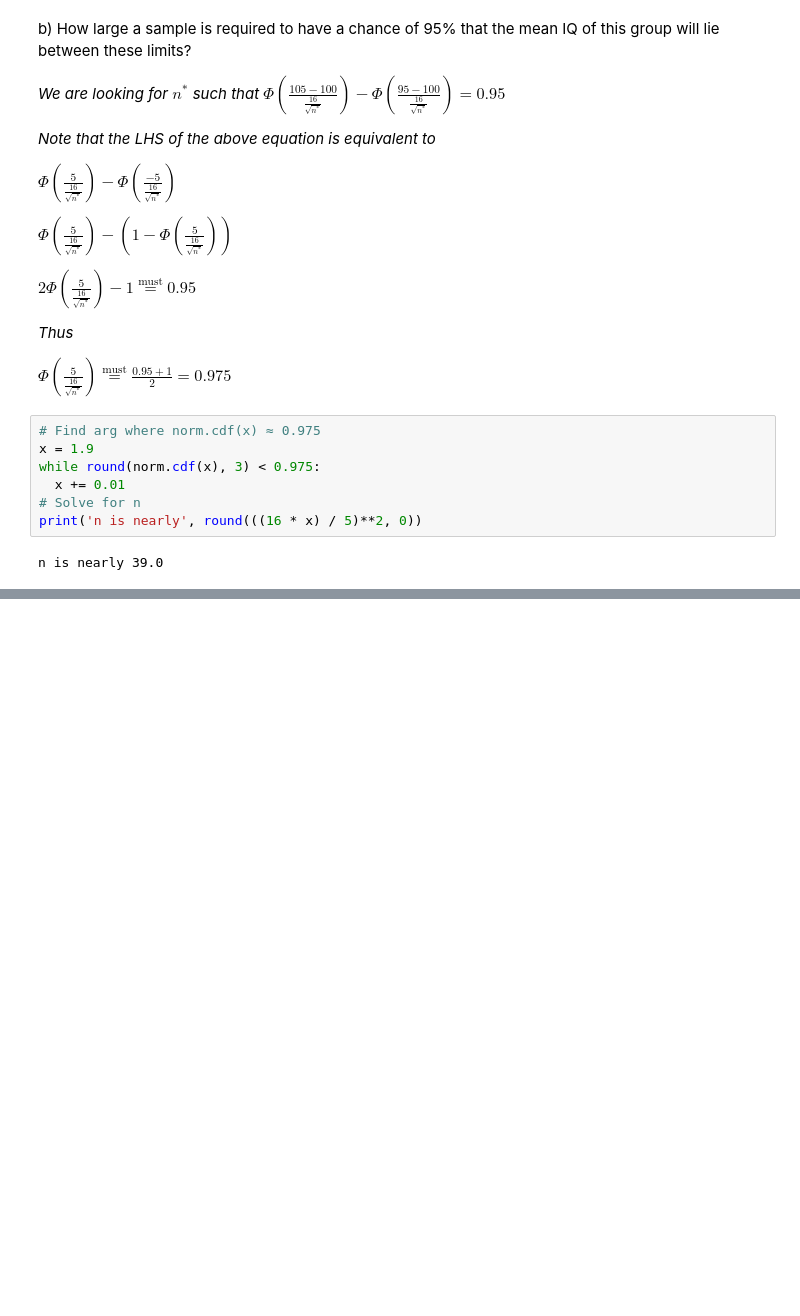
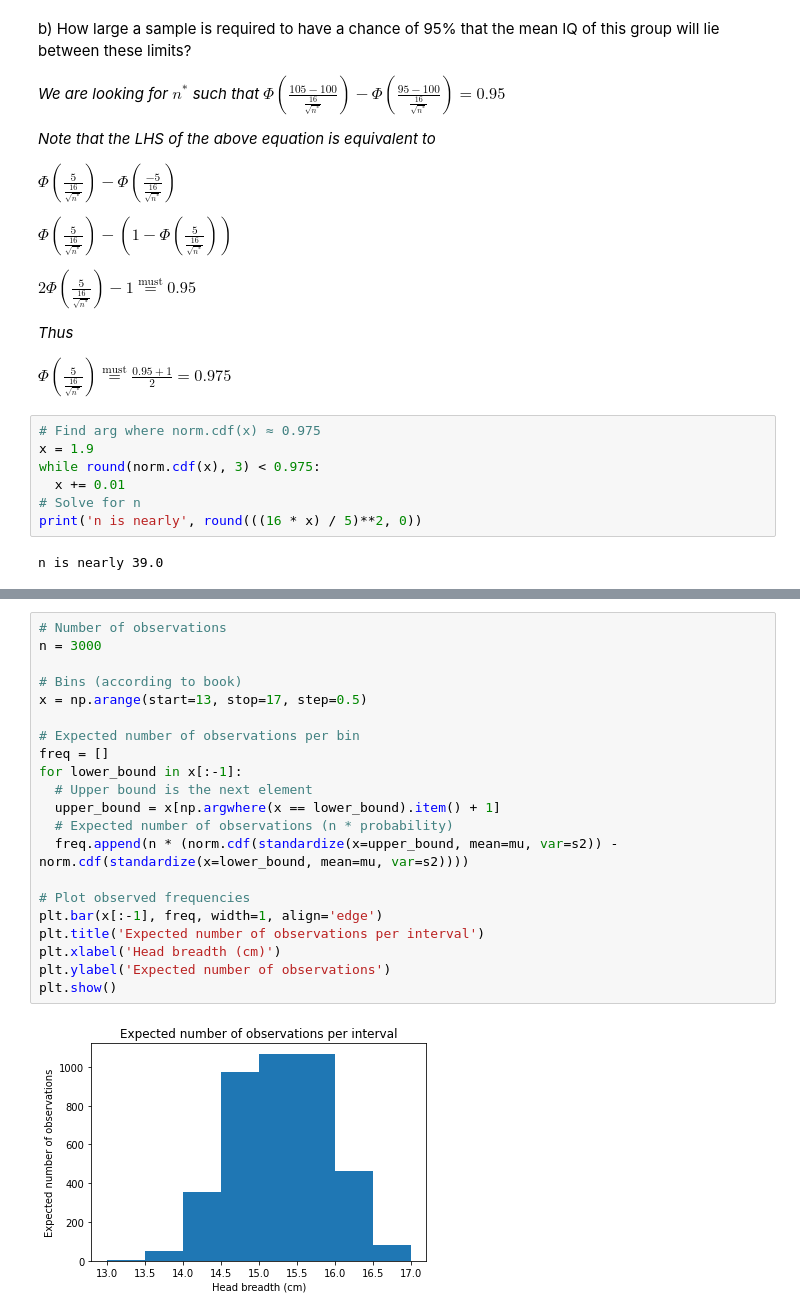
Before and after one commit to ArturoSbr/Principles-of-Statistics-MG-Bulmer-1965, a Jupyter notebook: 7_Normal_Distribution.ipynb, the cells around one changed output, grey strips where cells are left out. Cells and saved outputs as stored; diff of their text form; blank space fills up the shorter version.

```diff
--- a/7_Normal_Distribution.ipynb
+++ b/7_Normal_Distribution.ipynb
@@ -74,0 +114,23 @@ n is nearly 39.0
+# %%
+# Number of observations
+n = 3000
+
+# Bins (according to book)
+x = np.arange(start=13, stop=17, step=0.5)
+
+# Expected number of observations per bin
+freq = []
+for lower_bound in x[:-1]:
+  # Upper bound is the next element
+  upper_bound = x[np.argwhere(x == lower_bound).item() + 1]
+  # Expected number of observations (n * probability)
+  freq.append(n * (norm.cdf(standardize(x=upper_bound, mean=mu, var=s2)) - norm.cdf(standardize(x=lower_bound, mean=mu, var=s2))))
+
+# Plot observed frequencies
+plt.bar(x[:-1], freq, width=1, align='edge')
+plt.title('Expected number of observations per interval')
+plt.xlabel('Head breadth (cm)')
+plt.ylabel('Expected number of observations')
+plt.show()
+# %% [output]
+[figure, added]
```
Also changed, not shown: parts of 23 cells of this notebook.
